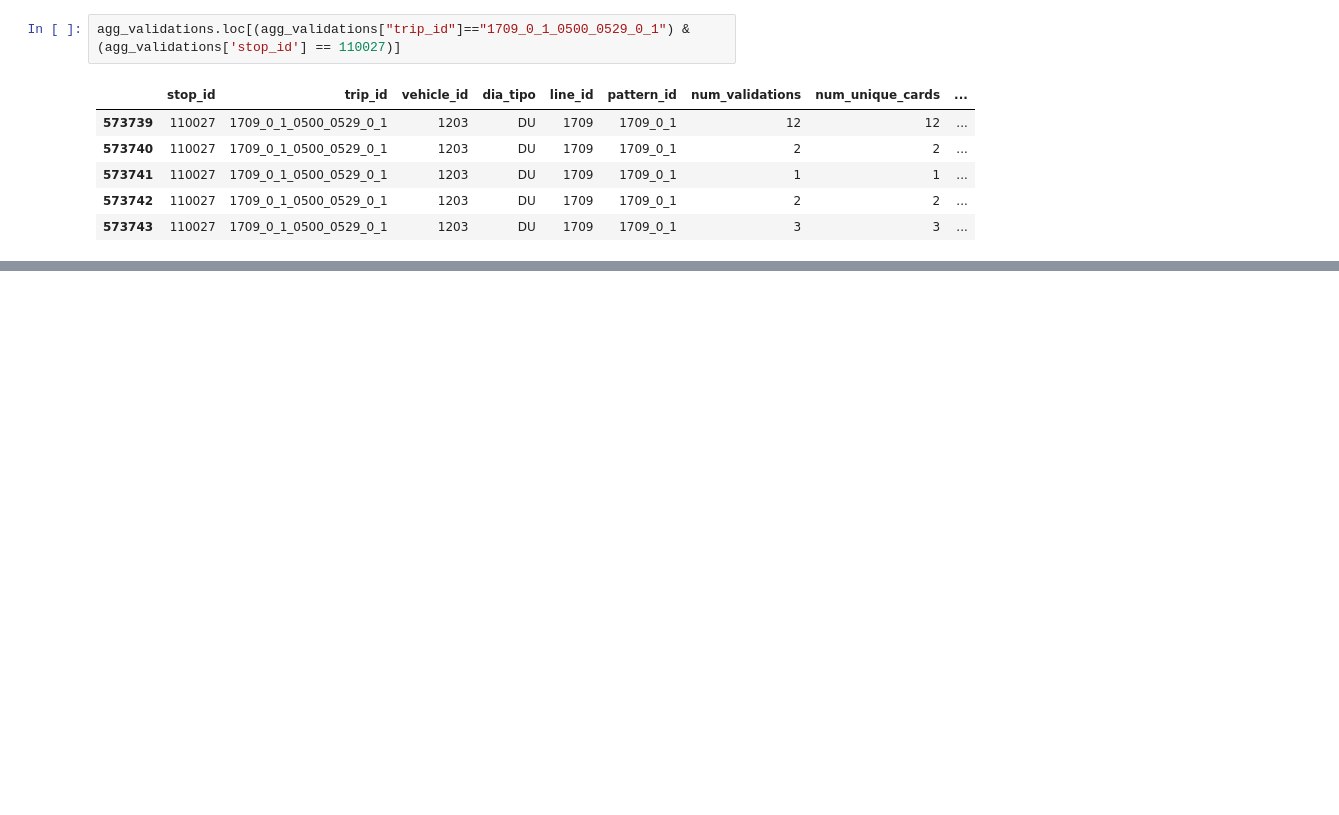
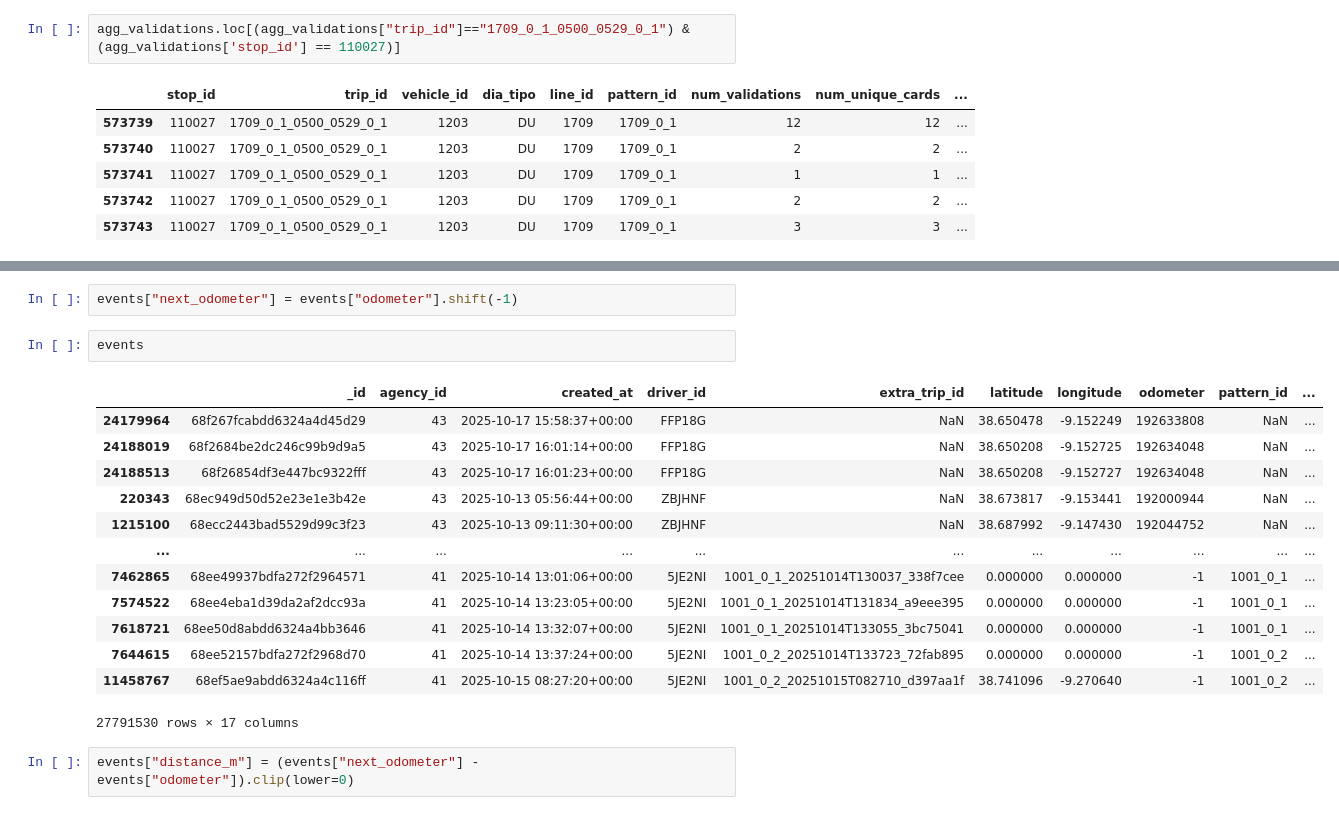
Before and after one commit to kfilonchik/carris-hackathon, a Jupyter notebook: data-preprocessing.ipynb, the cells around one changed output, grey strips where cells are left out. Drawn from its saved outputs; the diff is of its cells as text; blank space fills up the shorter version.

```diff
--- a/data-preprocessing.ipynb
+++ b/data-preprocessing.ipynb
@@ -329,0 +229,20 @@ agg_validations
+# %%
+events["next_odometer"] = events["odometer"].shift(-1)
+# %%
+events
+# %% [output]
+|  | _id | agency_id | created_at | driver_id | extra_trip_id | latitude | longitude | odometer | pattern_id | ... |
+| 24179964 | 68f267fcabdd6324a4d45d29 | 43 | 2025-10-17 15:58:37+00:00 | FFP18G | NaN | 38.650478 | -9.152249 | 192633808 | NaN | ... |
+| 24188019 | 68f2684be2dc246c99b9d9a5 | 43 | 2025-10-17 16:01:14+00:00 | FFP18G | NaN | 38.650208 | -9.152725 | 192634048 | NaN | ... |
+| 24188513 | 68f26854df3e447bc9322fff | 43 | 2025-10-17 16:01:23+00:00 | FFP18G | NaN | 38.650208 | -9.152727 | 192634048 | NaN | ... |
+| 220343 | 68ec949d50d52e23e1e3b42e | 43 | 2025-10-13 05:56:44+00:00 | ZBJHNF | NaN | 38.673817 | -9.153441 | 192000944 | NaN | ... |
+| 1215100 | 68ecc2443bad5529d99c3f23 | 43 | 2025-10-13 09:11:30+00:00 | ZBJHNF | NaN | 38.687992 | -9.147430 | 192044752 | NaN | ... |
+| ... | ... | ... | ... | ... | ... | ... | ... | ... | ... | ... |
+| 7462865 | 68ee49937bdfa272f2964571 | 41 | 2025-10-14 13:01:06+00:00 | 5JE2NI | 1001_0_1_20251014T130037_338f7cee | 0.000000 | 0.000000 | -1 | 1001_0_1 | ... |
+| 7574522 | 68ee4eba1d39da2af2dcc93a | 41 | 2025-10-14 13:23:05+00:00 | 5JE2NI | 1001_0_1_20251014T131834_a9eee395 | 0.000000 | 0.000000 | -1 | 1001_0_1 | ... |
+| 7618721 | 68ee50d8abdd6324a4bb3646 | 41 | 2025-10-14 13:32:07+00:00 | 5JE2NI | 1001_0_1_20251014T133055_3bc75041 | 0.000000 | 0.000000 | -1 | 1001_0_1 | ... |
+| 7644615 | 68ee52157bdfa272f2968d70 | 41 | 2025-10-14 13:37:24+00:00 | 5JE2NI | 1001_0_2_20251014T133723_72fab895 | 0.000000 | 0.000000 | -1 | 1001_0_2 | ... |
+| 11458767 | 68ef5ae9abdd6324a4c116ff | 41 | 2025-10-15 08:27:20+00:00 | 5JE2NI | 1001_0_2_20251015T082710_d397aa1f | 38.741096 | -9.270640 | -1 | 1001_0_2 | ... |
+27791530 rows × 17 columns
+# %%
+events["distance_m"] = (events["next_odometer"] - events["odometer"]).clip(lower=0)
```
Also changed, not shown: parts of 34 cells of this notebook.
